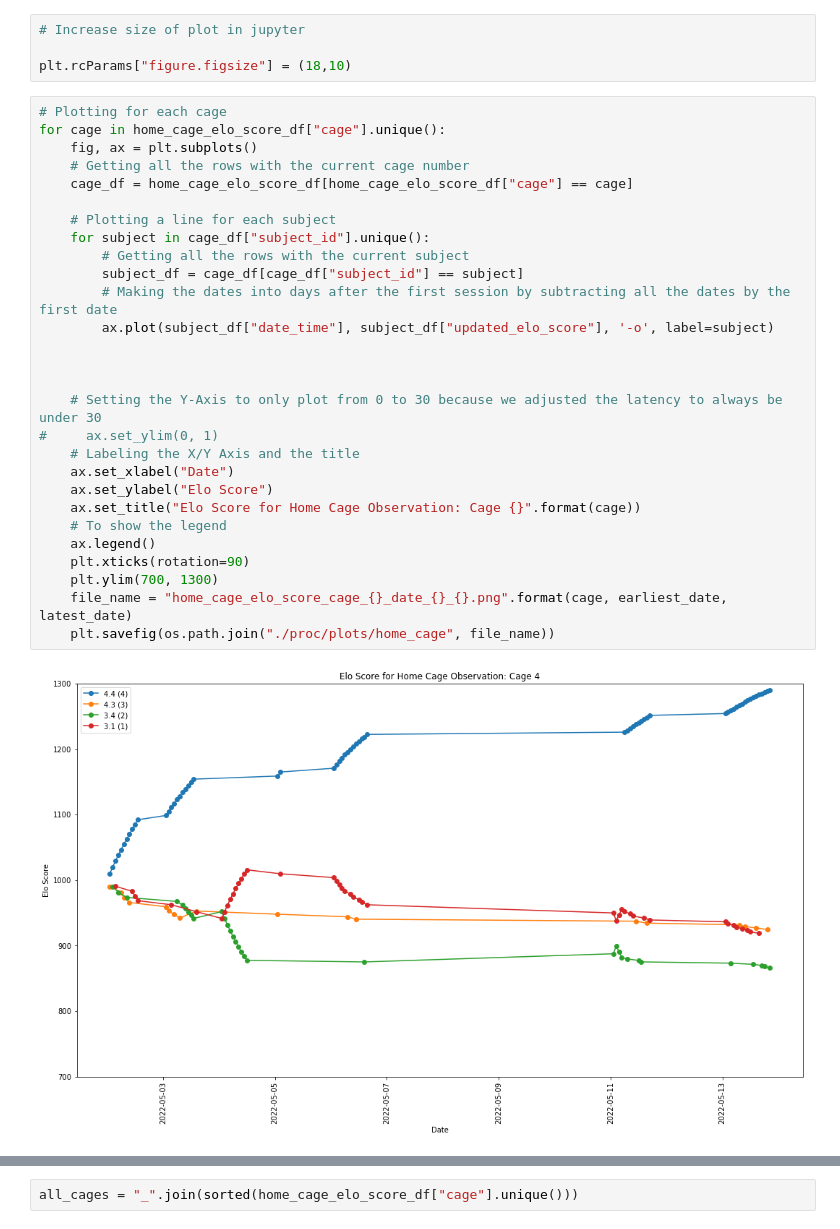
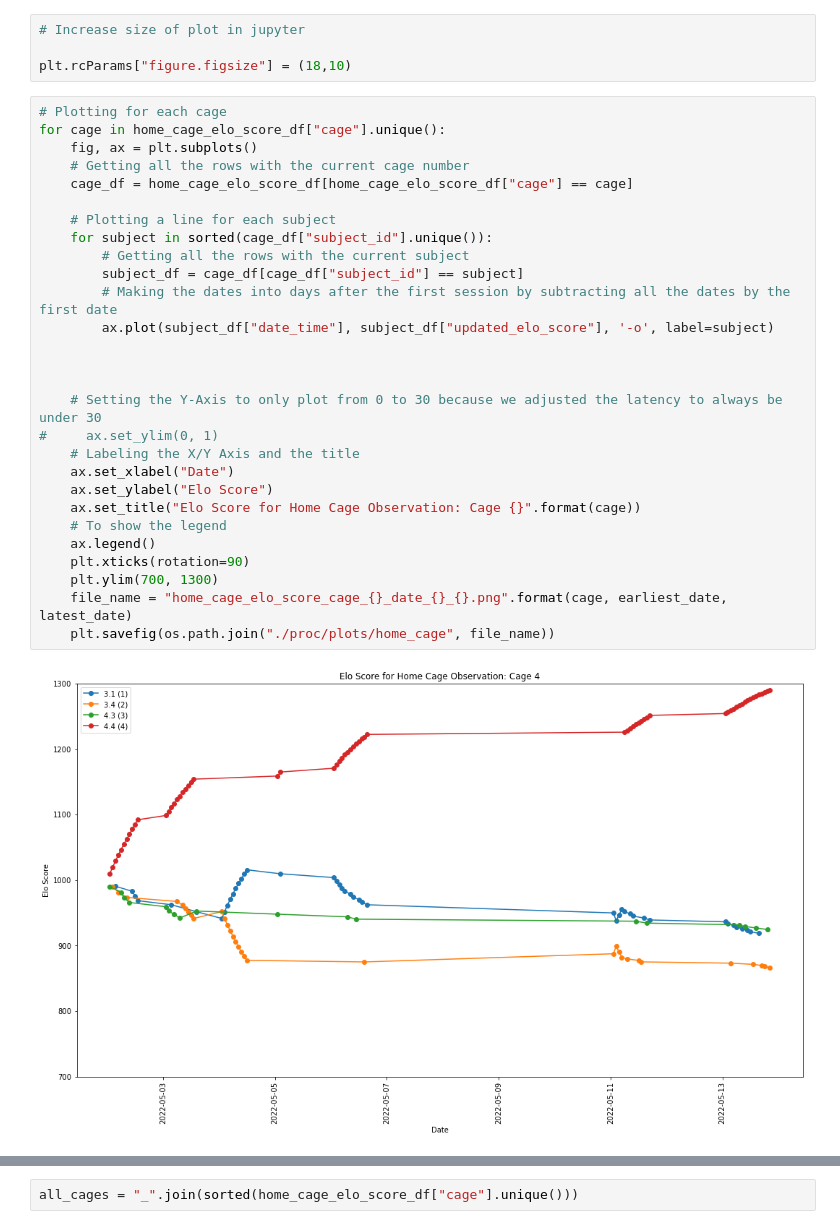
Before and after one commit to padillacoreanolab/literature_review_processing, a Jupyter notebook: results/elo_score_testing/home_cage_processing.ipynb, the cells around one changed output, grey strips where cells are left out. Drawn from its saved outputs; the diff is of its cells as text.

```diff
--- a/results/elo_score_testing/home_cage_processing.ipynb
+++ b/results/elo_score_testing/home_cage_processing.ipynb
@@ -429,30 +429,30 @@ plt.rcParams["figure.figsize"] = (18,10)
 # %%
 # Plotting for each cage
 for cage in home_cage_elo_score_df["cage"].unique():
     fig, ax = plt.subplots()
     # Getting all the rows with the current cage number
     cage_df = home_cage_elo_score_df[home_cage_elo_score_df["cage"] == cage]
 
     # Plotting a line for each subject
-    for subject in cage_df["subject_id"].unique():
+    for subject in sorted(cage_df["subject_id"].unique()):
         # Getting all the rows with the current subject
         subject_df = cage_df[cage_df["subject_id"] == subject]
         # Making the dates into days after the first session by subtracting all the dates by the first date
         ax.plot(subject_df["date_time"], subject_df["updated_elo_score"], '-o', label=subject)
 
 
 
     # Setting the Y-Axis to only plot from 0 to 30 because we adjusted the latency to always be under 30
 #     ax.set_ylim(0, 1)
     # Labeling the X/Y Axis and the title
     ax.set_xlabel("Date")
     ax.set_ylabel("Elo Score")
     ax.set_title("Elo Score for Home Cage Observation: Cage {}".format(cage))
     # To show the legend
     ax.legend()
     plt.xticks(rotation=90)
     plt.ylim(700, 1300)
     file_name = "home_cage_elo_score_cage_{}_date_{}_{}.png".format(cage, earliest_date, latest_date)
     plt.savefig(os.path.join("./proc/plots/home_cage", file_name))
 # %% [output]
-[figure, old version]
+[figure, new version]
```
Also changed, not shown: parts of 8 cells of this notebook, 4 other files.
